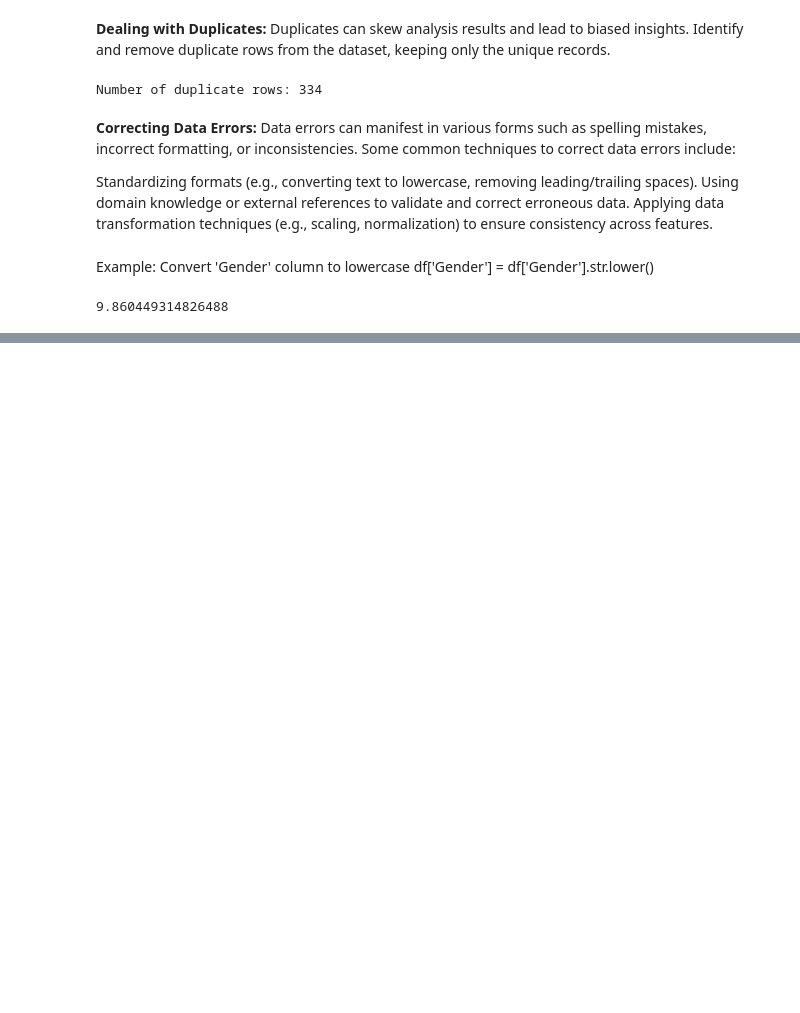
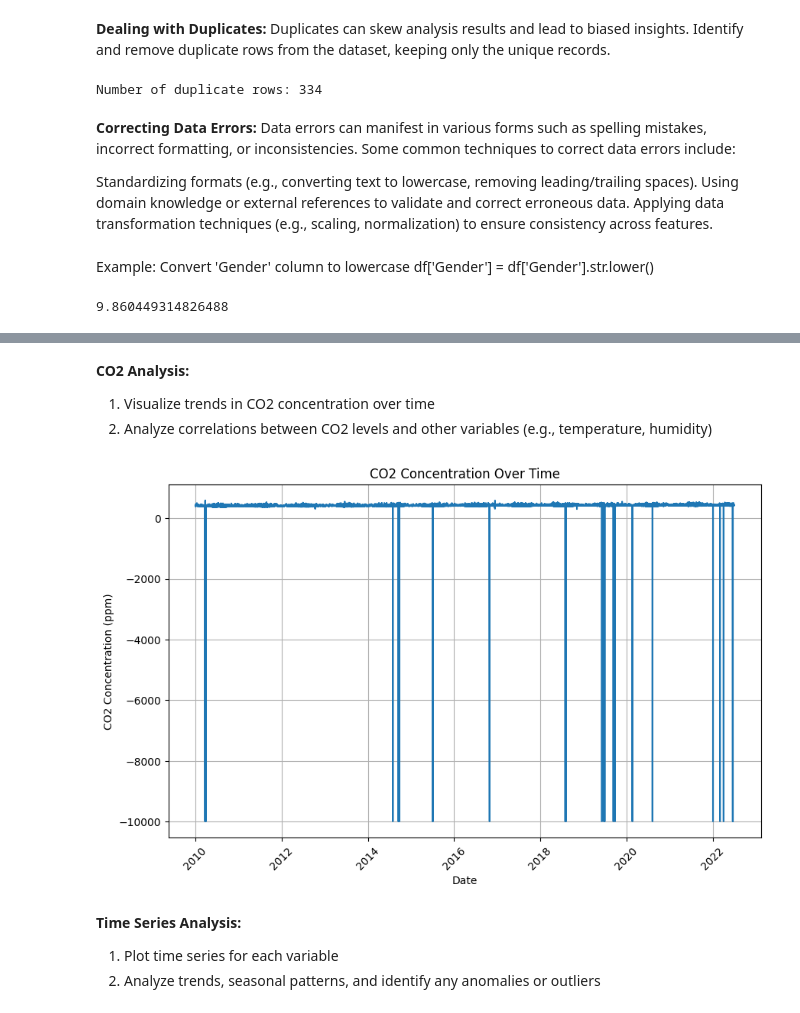
Before and after one commit to Riddhiman-1098/-Data-Analysis--Python, a Jupyter notebook: Project_Weather_Data.ipynb, the cells around one changed output, grey strips where cells are left out. Drawn from its saved outputs; the diff is of its cells as text; code cells hidden in the pictures; blank space fills up the shorter version.

```diff
--- a/Project_Weather_Data.ipynb
+++ b/Project_Weather_Data.ipynb
@@ -137,0 +262,24 @@ df["T_(degC)"].mean()
+# %% [markdown]
+**CO2 Analysis:**
+
+1. Visualize trends in CO2 concentration over time
+2. Analyze correlations between CO2 levels and other variables (e.g., temperature, humidity)
+# %%
+df['Date Time'] = pd.to_datetime(df['Date Time'])
+
+# Visualize trends in CO2 concentration over time
+plt.figure(figsize=(10, 6))
+sns.lineplot(x='Date Time', y='CO2 (ppm)', data=df)
+plt.title('CO2 Concentration Over Time')
+plt.xlabel('Date')
+plt.ylabel('CO2 Concentration (ppm)')
+plt.xticks(rotation=45)
+plt.grid(True)
+plt.show()
+# %% [output]
+[figure, added]
+# %% [markdown]
+**Time Series Analysis:**
+
+1. Plot time series for each variable
+2. Analyze trends, seasonal patterns, and identify any anomalies or outliers
```
Also changed, not shown: parts of 30 cells of this notebook.
